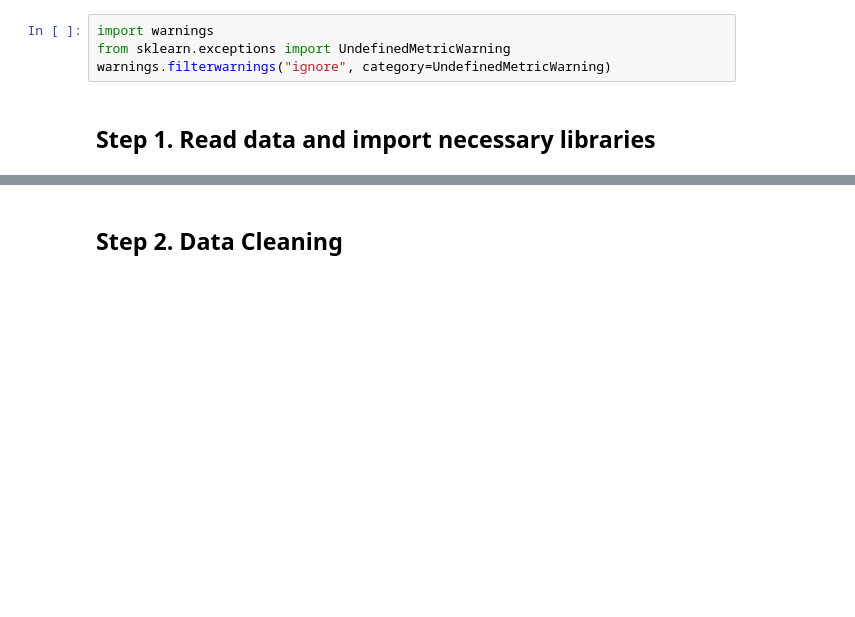
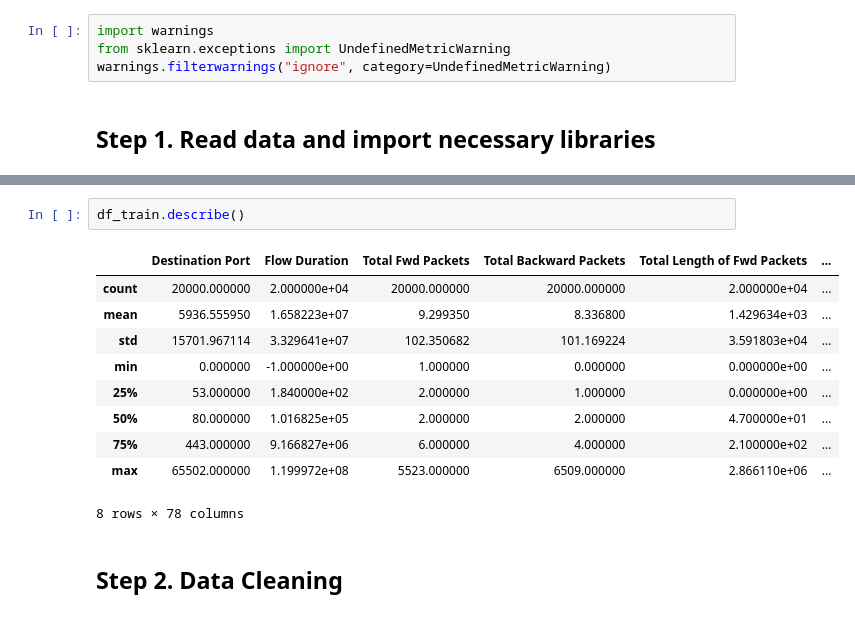
Before and after one commit to Harmxn02/CICIDS-IntrusionDetection, a Jupyter notebook: binary_classification/random_forest.ipynb, the cells around one changed output, grey strips where cells are left out. Saved outputs shown, nothing was run; the diff lists cells and outputs as text; blank space fills up the shorter version.

```diff
--- a/binary_classification/random_forest.ipynb
+++ b/binary_classification/random_forest.ipynb
@@ -43,3 +57,16 @@ df_train.columns = df_train.columns.str.strip()
+# %%
+df_train.describe()
+# %% [output]
+|  | Destination Port | Flow Duration | Total Fwd Packets | Total Backward Packets | Total Length of Fwd Packets | ... |
+| count | 20000.000000 | 2.000000e+04 | 20000.000000 | 20000.000000 | 2.000000e+04 | ... |
+| mean | 5936.555950 | 1.658223e+07 | 9.299350 | 8.336800 | 1.429634e+03 | ... |
+| std | 15701.967114 | 3.329641e+07 | 102.350682 | 101.169224 | 3.591803e+04 | ... |
+| min | 0.000000 | -1.000000e+00 | 1.000000 | 0.000000 | 0.000000e+00 | ... |
+| 25% | 53.000000 | 1.840000e+02 | 2.000000 | 1.000000 | 0.000000e+00 | ... |
+| 50% | 80.000000 | 1.016825e+05 | 2.000000 | 2.000000 | 4.700000e+01 | ... |
+| 75% | 443.000000 | 9.166827e+06 | 6.000000 | 4.000000 | 2.100000e+02 | ... |
+| max | 65502.000000 | 1.199972e+08 | 5523.000000 | 6509.000000 | 2.866110e+06 | ... |
+8 rows × 78 columns
 # %% [markdown]
 ## Step 2. Data Cleaning
 # %% [markdown]
```
Also changed, not shown: parts of 25 cells of this notebook.
